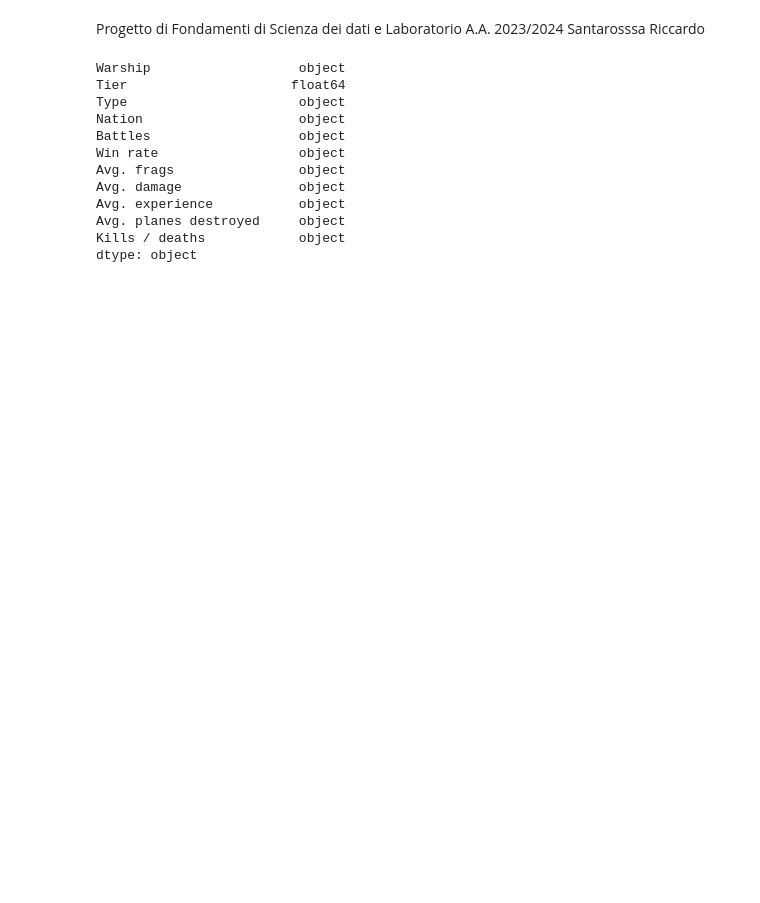
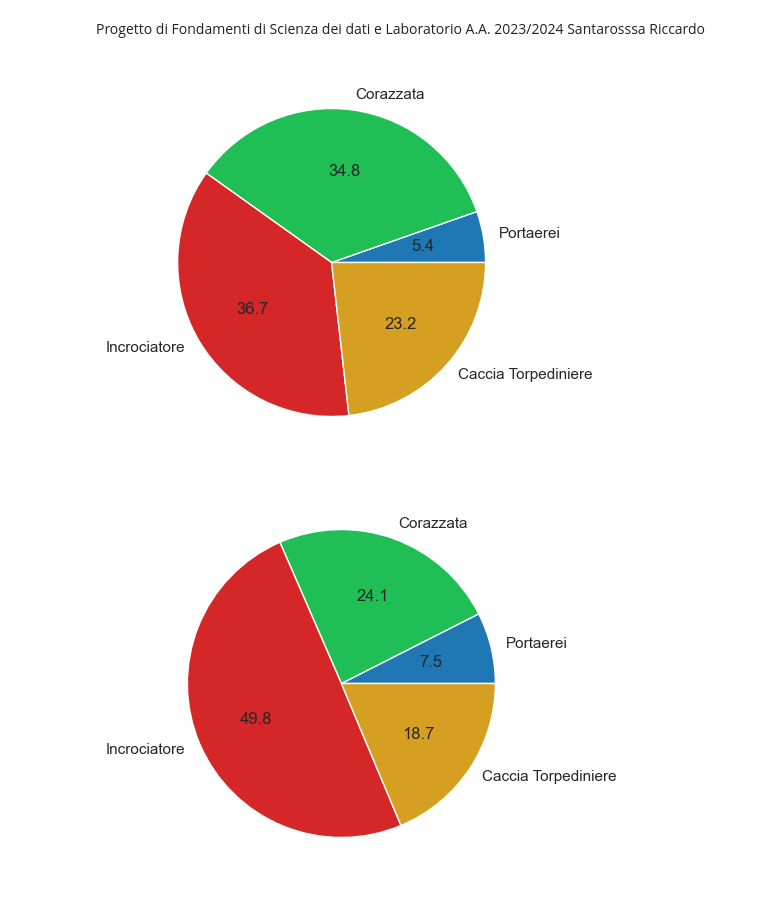
Before and after one commit to riccardosantarossa/UNI_DataScienceProject, a Jupyter notebook: project.ipynb, the cells around one changed output. Saved outputs shown, nothing was run; the diff lists cells and outputs as text; code cells hidden in the pictures; blank space fills up the shorter version.

```diff
--- a/project.ipynb
+++ b/project.ipynb
@@ -54,29 +72,27 @@ myStatsSet = pd.DataFrame({'Warship' : ships, 'Tier': tier, 'Type' : shipTipe, '
 # %%
 #Distribuzione della tipologia di navi giocate da me e dal server pubblico
 
-#Conversione a tipo numerico della colonna Battles
-print(allShips.dtypes)
+#Raggruppamento e somma delle battaglie per ogni classe navale
+battleCount = allShips.groupby(['Type'])['Battles'].sum().reset_index()
+myBattleCount = myStatsSet.groupby(['Type'])['Battles'].sum().reset_index()
 
+myBattleCount
 
-#Raggruppamento e somma delle battaglie per ogni classe navale
+#Grafico a torta che definisce la distribuzione di utilizzo dei vari tipi di nave nel server europeo
+plt.figure(figsize = (8,5))
+labels = ['Portaerei', 'Corazzata', 'Incrociatore', 'Caccia Torpediniere']
+colors = ['#1F77B4', '#20BF55', '#D62728', '#D5A021']
+plt.pie(battleCount['Battles'], labels = labels, colors = colors, autopct='%.1f')
+plt.show()
 
-#Grafico a torta che definisce la distribuzione di utilizzo dei vari tipi di nave
-#plt.figure(figsize = (8,5))
-#plt.pie(dataCount)
-#plt.show()
+#Grafico a torta che definisce la distribuzione di utilizzo dei vari tipi di nave nel mio account
+plt.figure(figsize = (8,5))
+lbls = ['Portaerei', 'Corazzata', 'Incrociatore', 'Caccia Torpediniere']
+plt.pie(myBattleCount['Battles'], labels = lbls, colors = colors, autopct='%.1f')
+plt.show()
 # %% [output]
-Warship                   object
-Tier                     float64
-Type                      object
-Nation                    object
-Battles                   object
-Win rate                  object
-Avg. frags                object
-Avg. damage               object
-Avg. experience           object
-Avg. planes destroyed     object
-Kills / deaths            object
-dtype: object
+[figure, added]
+[figure, added]
 # %%
 #Piccola panoramica dei dati confrontati ai miei
 
```
Also changed, not shown: parts of 4 cells of this notebook.
